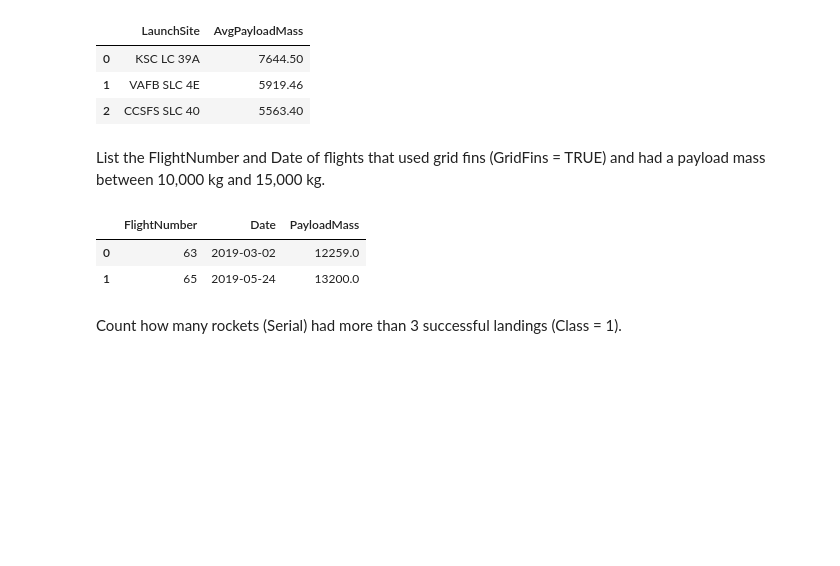
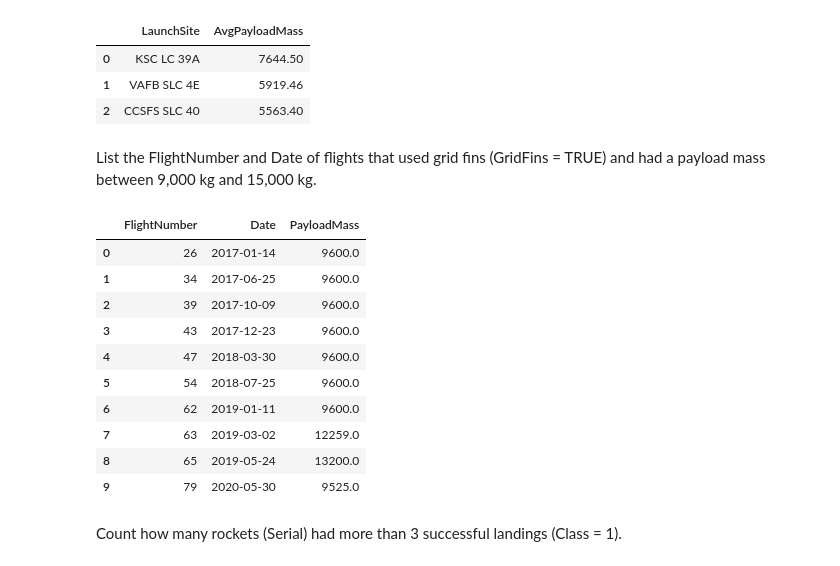
Before and after one commit to ClaudioChavarria/Rocket-Landing-Success-ML, a Jupyter notebook: 03-eda_and_feature_engineering/03-eda-and-feature-engineering.ipynb, the cells around one changed output. Drawn from its saved outputs; the diff is of its cells as text; code cells hidden in the pictures; blank space fills up the shorter version.

```diff
--- a/03-eda_and_feature_engineering/03-eda-and-feature-engineering.ipynb
+++ b/03-eda_and_feature_engineering/03-eda-and-feature-engineering.ipynb
@@ -240,18 +240,32 @@ result
 | 1 | VAFB SLC 4E | 5919.46 |
 | 2 | CCSFS SLC 40 | 5563.40 |
 # %% [markdown]
-List the FlightNumber and Date of flights that used grid fins (GridFins = TRUE) and had a payload mass between 10,000 kg and 15,000 kg.
+List the FlightNumber and Date of flights that used grid fins (GridFins = TRUE) and had a payload mass between 9,000 kg and 15,000 kg.
 # %%
-query = '''SELECT FlightNumber, Date, PayloadMass
+query = '''
+SELECT
+    FlightNumber,
+    Date,
+    PayloadMass
 FROM SPACEX_LANDING
-WHERE GridFins = TRUE AND PayloadMass between 10000 AND 15000;
+WHERE GridFins = TRUE
+AND PayloadMass between 9000 AND 15000
+;
 '''
 result = pd.read_sql(query, con=engine)
 result
 # %% [output]
 |  | FlightNumber | Date | PayloadMass |
-| 0 | 63 | 2019-03-02 | 12259.0 |
-| 1 | 65 | 2019-05-24 | 13200.0 |
+| 0 | 26 | 2017-01-14 | 9600.0 |
+| 1 | 34 | 2017-06-25 | 9600.0 |
+| 2 | 39 | 2017-10-09 | 9600.0 |
+| 3 | 43 | 2017-12-23 | 9600.0 |
+| 4 | 47 | 2018-03-30 | 9600.0 |
+| 5 | 54 | 2018-07-25 | 9600.0 |
+| 6 | 62 | 2019-01-11 | 9600.0 |
+| 7 | 63 | 2019-03-02 | 12259.0 |
+| 8 | 65 | 2019-05-24 | 13200.0 |
+| 9 | 79 | 2020-05-30 | 9525.0 |
 # %% [markdown]
 Count how many rockets (Serial) had more than 3 successful landings (Class = 1).
 # %%
```
Also changed, not shown: parts of 2 cells of this notebook.
